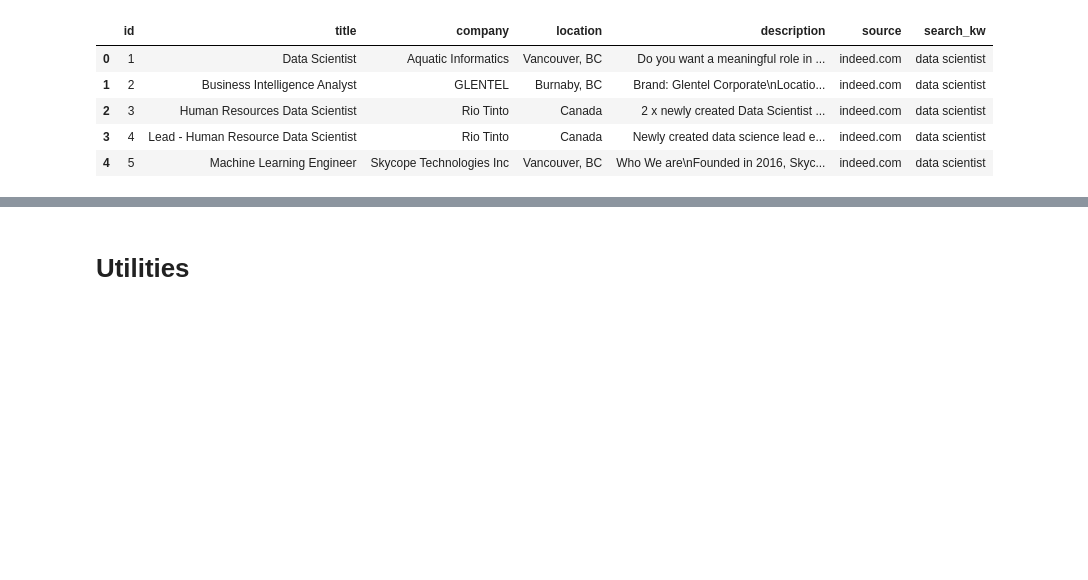
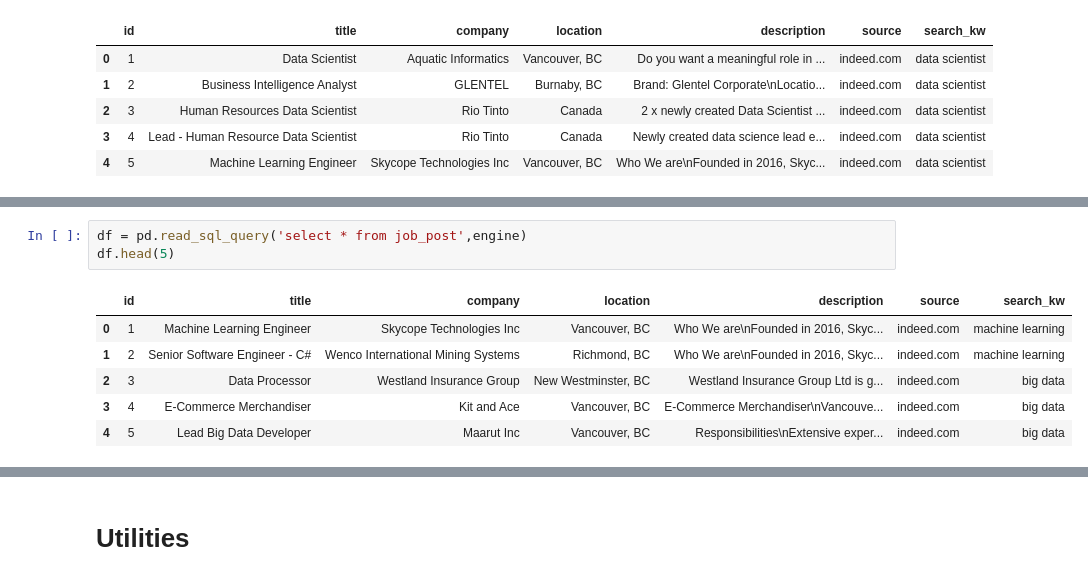
Before and after one commit to nguyen-cao/job-cruncher, a Jupyter notebook: analysis/notebooks/job-analysis-nguyenc.ipynb, the cells around one changed output, grey strips where cells are left out. Drawn from its saved outputs; the diff is of its cells as text; blank space fills up the shorter version.

```diff
--- a/job-analysis-nguyenc.ipynb
+++ b/analysis/notebooks/job-analysis-nguyenc.ipynb
@@ -27,0 +44,10 @@ df.head(5)
+# %%
+df = pd.read_sql_query('select * from job_post',engine)
+df.head(5)
+# %% [output]
+|  | id | title | company | location | description | source | search_kw |
+| 0 | 1 | Machine Learning Engineer | Skycope Technologies Inc | Vancouver, BC | Who We are\nFounded in 2016, Skyc... | indeed.com | machine learning |
+| 1 | 2 | Senior Software Engineer - C# | Wenco International Mining Systems | Richmond, BC | Who We are\nFounded in 2016, Skyc... | indeed.com | machine learning |
+| 2 | 3 | Data Processor | Westland Insurance Group | New Westminster, BC | Westland Insurance Group Ltd is g... | indeed.com | big data |
+| 3 | 4 | E-Commerce Merchandiser | Kit and Ace | Vancouver, BC | E-Commerce Merchandiser\nVancouve... | indeed.com | big data |
+| 4 | 5 | Lead Big Data Developer | Maarut Inc | Vancouver, BC | Responsibilities\nExtensive exper... | indeed.com | big data |
```
Also changed, not shown: parts of 5 cells of this notebook, 40 other files.
